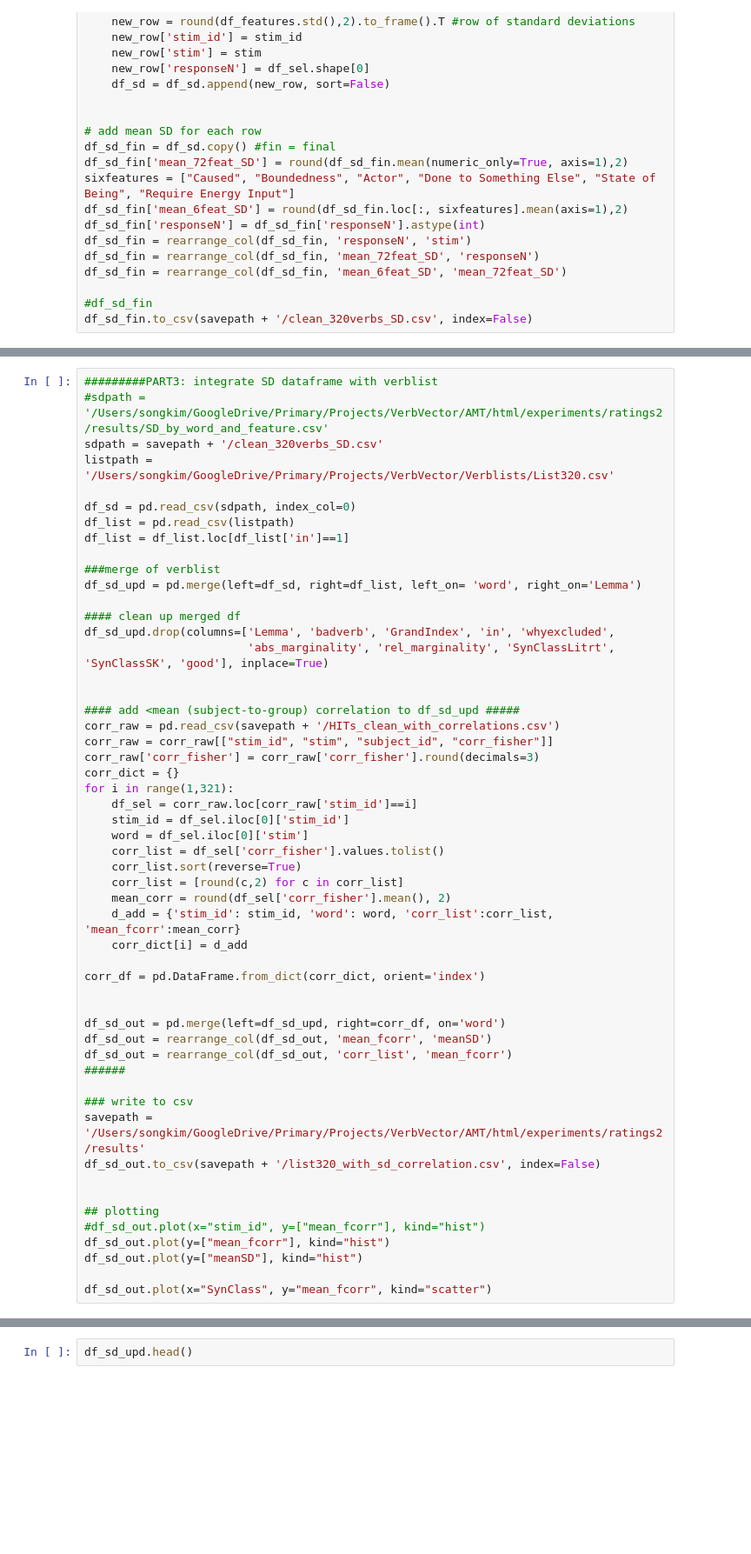
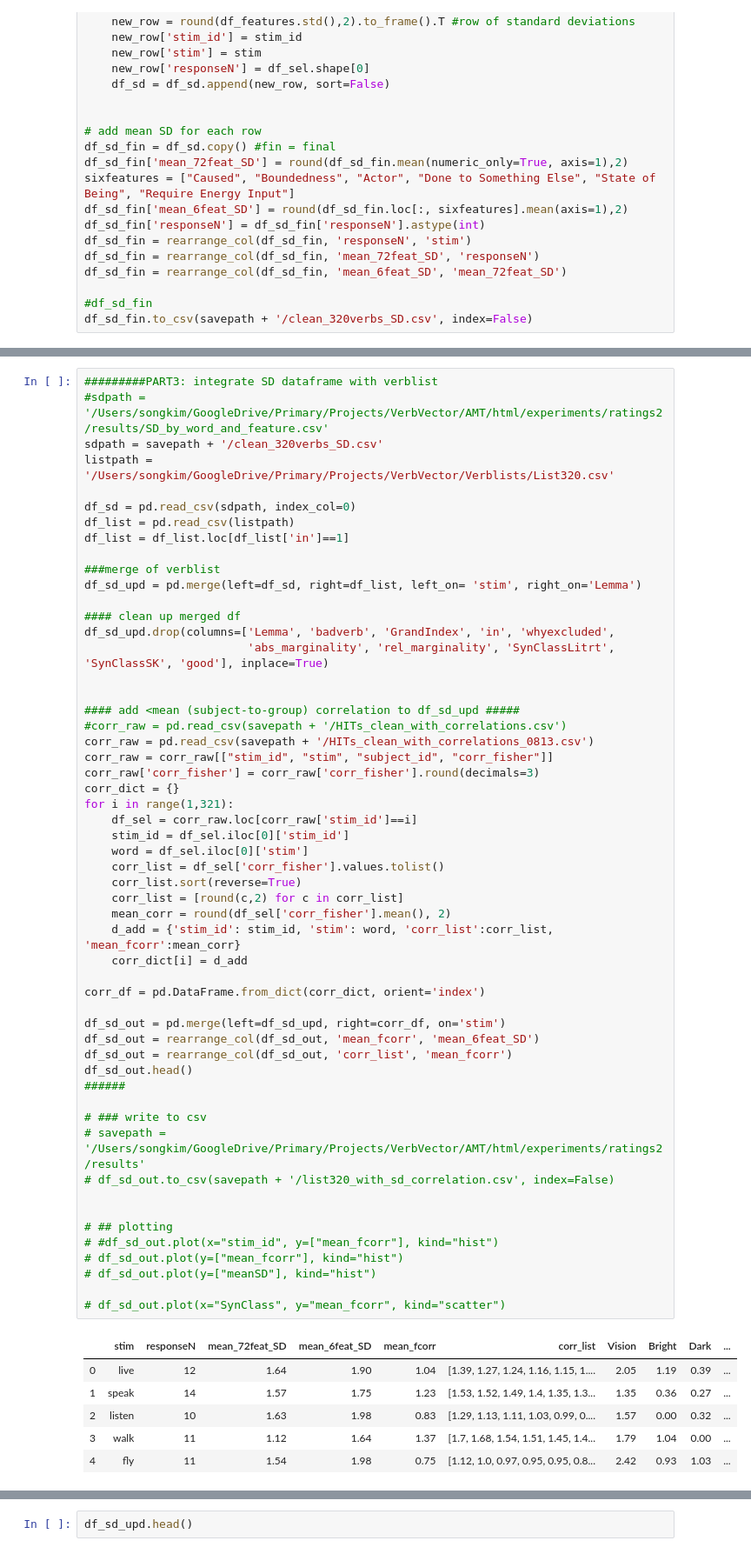
Before and after one commit to songhee-kim/VerbVec, a Jupyter notebook: AMT_analysis.ipynb, the cells around one changed output, grey strips where cells are left out. Shown: that part at 87% size. Saved outputs shown, nothing was run; the diff lists cells and outputs as text; blank space fills up the shorter version.

```diff
--- a/AMT_analysis.ipynb
+++ b/AMT_analysis.ipynb
@@ -324,46 +338,54 @@ df_list = pd.read_csv(listpath)
 df_list = df_list.loc[df_list['in']==1]
 
 ###merge of verblist
-df_sd_upd = pd.merge(left=df_sd, right=df_list, left_on= 'word', right_on='Lemma')
+df_sd_upd = pd.merge(left=df_sd, right=df_list, left_on= 'stim', right_on='Lemma')
 
 #### clean up merged df
 df_sd_upd.drop(columns=['Lemma', 'badverb', 'GrandIndex', 'in', 'whyexcluded',
                         'abs_marginality', 'rel_marginality', 'SynClassLitrt', 'SynClassSK', 'good'], inplace=True)
 
 
 #### add <mean (subject-to-group) correlation to df_sd_upd #####
-corr_raw = pd.read_csv(savepath + '/HITs_clean_with_correlations.csv')
+#corr_raw = pd.read_csv(savepath + '/HITs_clean_with_correlations.csv')
+corr_raw = pd.read_csv(savepath + '/HITs_clean_with_correlations_0813.csv')
 corr_raw = corr_raw[["stim_id", "stim", "subject_id", "corr_fisher"]]
 corr_raw['corr_fisher'] = corr_raw['corr_fisher'].round(decimals=3)
 corr_dict = {}
 for i in range(1,321):
     df_sel = corr_raw.loc[corr_raw['stim_id']==i]
     stim_id = df_sel.iloc[0]['stim_id']
     word = df_sel.iloc[0]['stim']
     corr_list = df_sel['corr_fisher'].values.tolist()
     corr_list.sort(reverse=True)
     corr_list = [round(c,2) for c in corr_list]
     mean_corr = round(df_sel['corr_fisher'].mean(), 2)
-    d_add = {'stim_id': stim_id, 'word': word, 'corr_list':corr_list, 'mean_fcorr':mean_corr}
+    d_add = {'stim_id': stim_id, 'stim': word, 'corr_list':corr_list, 'mean_fcorr':mean_corr}
     corr_dict[i] = d_add
 
 corr_df = pd.DataFrame.from_dict(corr_dict, orient='index')
 
-
-df_sd_out = pd.merge(left=df_sd_upd, right=corr_df, on='word')
-df_sd_out = rearrange_col(df_sd_out, 'mean_fcorr', 'meanSD')
+df_sd_out = pd.merge(left=df_sd_upd, right=corr_df, on='stim')
+df_sd_out = rearrange_col(df_sd_out, 'mean_fcorr', 'mean_6feat_SD')
 df_sd_out = rearrange_col(df_sd_out, 'corr_list', 'mean_fcorr')
+df_sd_out.head()
 ######
 
-### write to csv
-savepath = '/Users/songkim/GoogleDrive/Primary/Projects/VerbVector/AMT/html/experiments/ratings2/results'
-df_sd_out.to_csv(savepath + '/list320_with_sd_correlation.csv', index=False)
+# ### write to csv
+# savepath = '/Users/songkim/GoogleDrive/Primary/Projects/VerbVector/AMT/html/experiments/ratings2/results'
+# df_sd_out.to_csv(savepath + '/list320_with_sd_correlation.csv', index=False)
 
 
-## plotting
-#df_sd_out.plot(x="stim_id", y=["mean_fcorr"], kind="hist")
-df_sd_out.plot(y=["mean_fcorr"], kind="hist")
-df_sd_out.plot(y=["meanSD"], kind="hist")
+# ## plotting
+# #df_sd_out.plot(x="stim_id", y=["mean_fcorr"], kind="hist")
+# df_sd_out.plot(y=["mean_fcorr"], kind="hist")
+# df_sd_out.plot(y=["meanSD"], kind="hist")
 
-df_sd_out.plot(x="SynClass", y="mean_fcorr", kind="scatter")
+# df_sd_out.plot(x="SynClass", y="mean_fcorr", kind="scatter")
+# %% [output]
+|  | stim | responseN | mean_72feat_SD | mean_6feat_SD | mean_fcorr | corr_list | Vision | Bright | Dark | ... |
+| 0 | live | 12 | 1.64 | 1.90 | 1.04 | [1.39, 1.27, 1.24, 1.16, 1.15, 1.... | 2.05 | 1.19 | 0.39 | ... |
+| 1 | speak | 14 | 1.57 | 1.75 | 1.23 | [1.53, 1.52, 1.49, 1.4, 1.35, 1.3... | 1.35 | 0.36 | 0.27 | ... |
+| 2 | listen | 10 | 1.63 | 1.98 | 0.83 | [1.29, 1.13, 1.11, 1.03, 0.99, 0.... | 1.57 | 0.00 | 0.32 | ... |
+| 3 | walk | 11 | 1.12 | 1.64 | 1.37 | [1.7, 1.68, 1.54, 1.51, 1.45, 1.4... | 1.79 | 1.04 | 0.00 | ... |
+| 4 | fly | 11 | 1.54 | 1.98 | 0.75 | [1.12, 1.0, 0.97, 0.95, 0.95, 0.8... | 2.42 | 0.93 | 1.03 | ... |
 # %%
```
Also changed, not shown: parts of 4 cells of this notebook.
